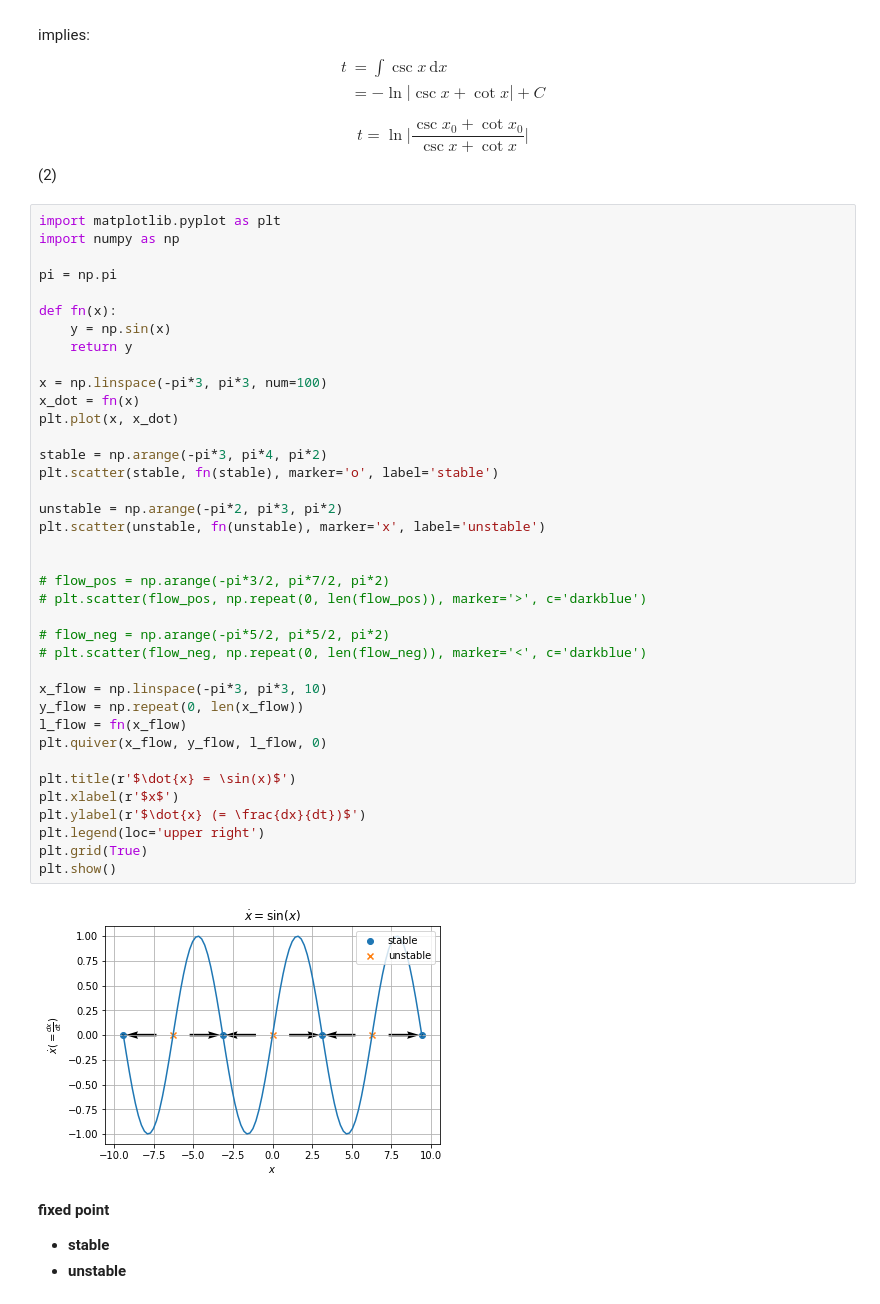
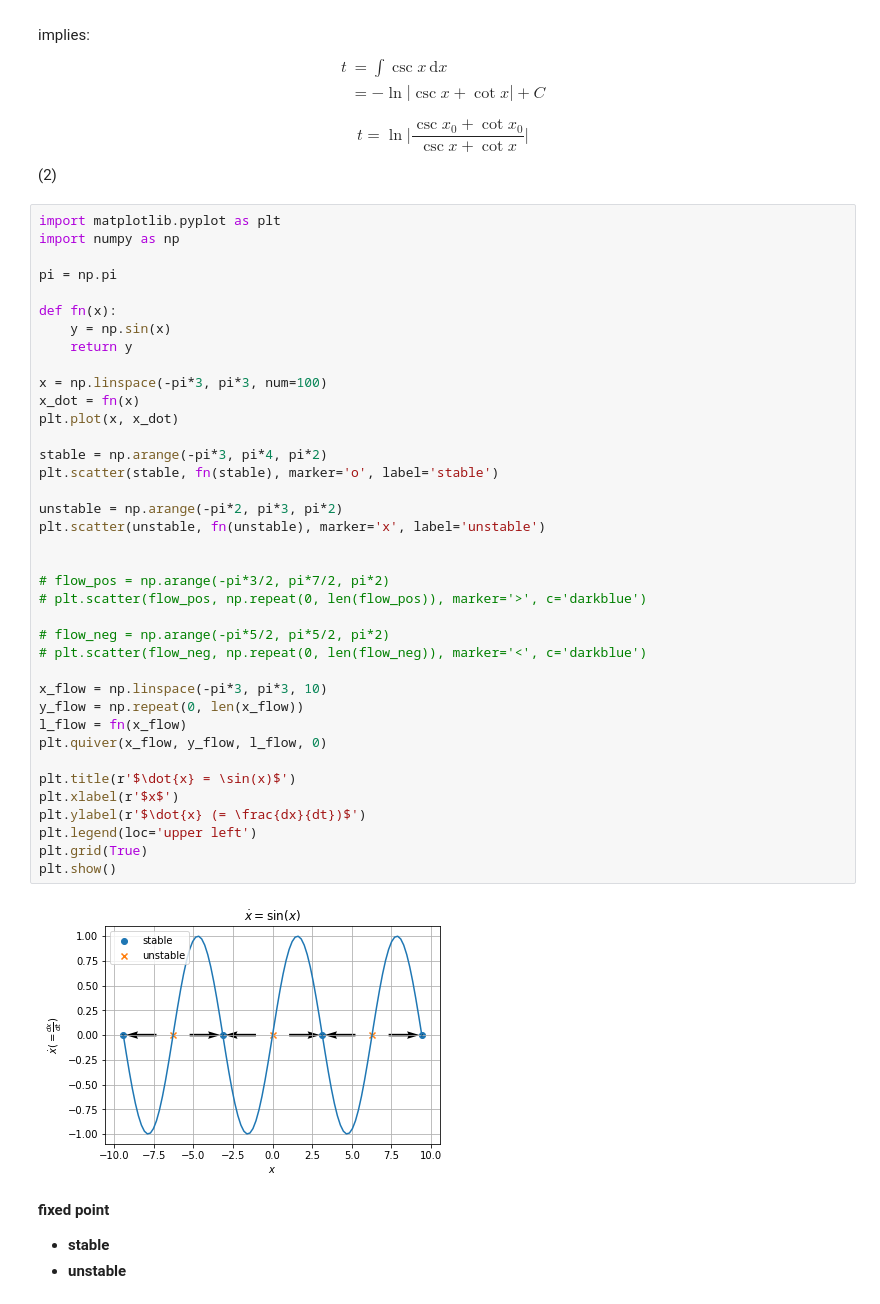
Before and after one commit to shumez/NLDC, a Jupyter notebook: c02/note.ipynb, the cells around one changed output. Cells and saved outputs as stored; diff of their text form.

```diff
--- a/c02/note.ipynb
+++ b/c02/note.ipynb
@@ -52,35 +52,35 @@ def fn(x):
     return y
 
 x = np.linspace(-pi*3, pi*3, num=100)
 x_dot = fn(x)
 plt.plot(x, x_dot)
 
 stable = np.arange(-pi*3, pi*4, pi*2)
 plt.scatter(stable, fn(stable), marker='o', label='stable')
 
 unstable = np.arange(-pi*2, pi*3, pi*2)
 plt.scatter(unstable, fn(unstable), marker='x', label='unstable')
 
 
 # flow_pos = np.arange(-pi*3/2, pi*7/2, pi*2)
 # plt.scatter(flow_pos, np.repeat(0, len(flow_pos)), marker='>', c='darkblue')
 
 # flow_neg = np.arange(-pi*5/2, pi*5/2, pi*2)
 # plt.scatter(flow_neg, np.repeat(0, len(flow_neg)), marker='<', c='darkblue')
 
 x_flow = np.linspace(-pi*3, pi*3, 10)
 y_flow = np.repeat(0, len(x_flow))
 l_flow = fn(x_flow)
 plt.quiver(x_flow, y_flow, l_flow, 0)
 
 plt.title(r'$\dot{x} = \sin(x)$')
 plt.xlabel(r'$x$')
 plt.ylabel(r'$\dot{x} (= \frac{dx}{dt})$')
-plt.legend(loc='upper right')
+plt.legend(loc='upper left')
 plt.grid(True)
 plt.show()
 # %% [output]
-[figure, old version]
+[figure, new version]
 # %% [markdown]
 **fixed point**
 - **stable**
```
Also changed, not shown: parts of 4 cells of this notebook.
